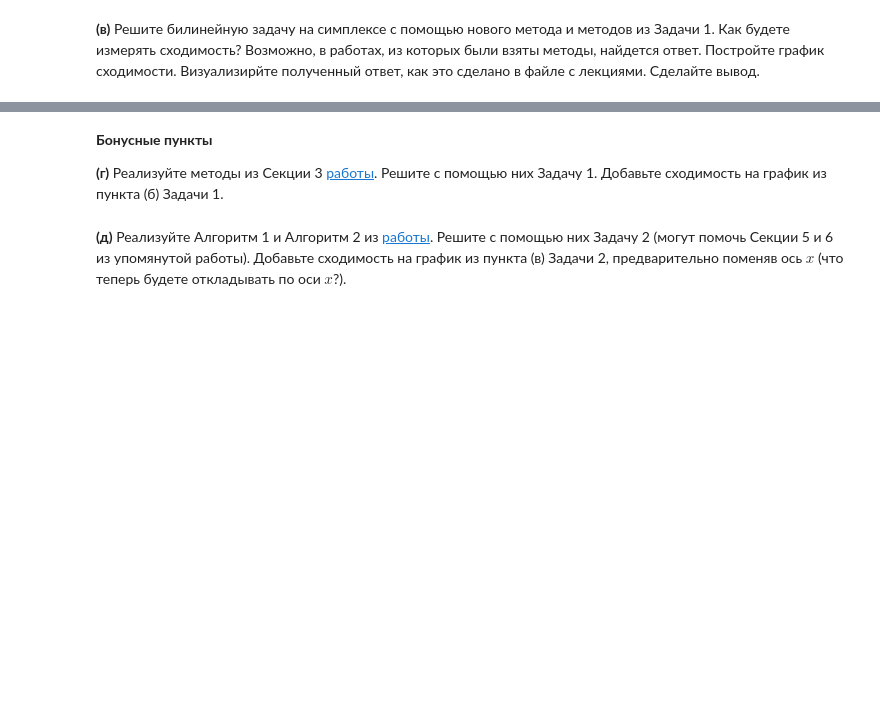
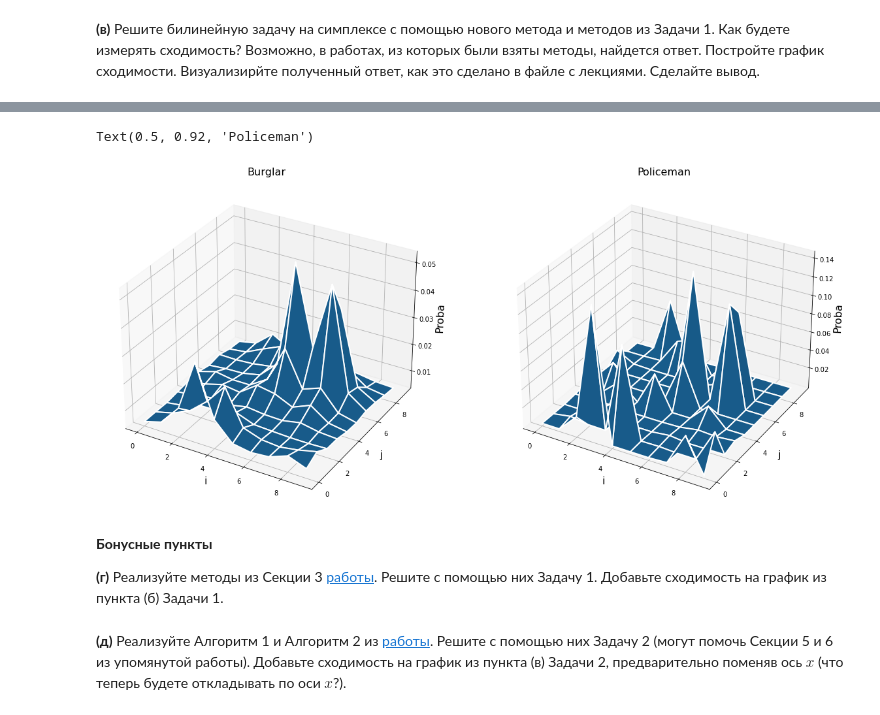
Before and after one commit to HAshIRa7/Optimization-methods, a Jupyter notebook: Optimization_HW_8.ipynb, the cells around one changed output, grey strips where cells are left out. Saved outputs shown, nothing was run; the diff lists cells and outputs as text; code cells hidden in the pictures; blank space fills up the shorter version.

```diff
--- a/Optimization_HW_8.ipynb
+++ b/Optimization_HW_8.ipynb
@@ -411,3 +411,32 @@ Text(0.5, 0, 'cost')
+# %%
+fig = plt.figure(figsize=(20,16))
+xx = [i for i in range(n)]
+yy = [i for i in range(n)]
+X1, Y1 = np.meshgrid(xx, yy)
+X2, Y2 = np.meshgrid(xx, yy)
+Z1 = np.zeros((n, n))
+Z2 = np.zeros((n, n))
+for i in xx:
+    for j in yy:
+        Z1[i][j] = gds.x[i*n + j]
+        Z2[i][j] = gds.y[i*n + j]
+
+ax = fig.add_subplot(1, 2, 1, projection='3d')
+ax.plot_surface(X1, Y1, Z1, edgecolors='white', linewidth=2)
+ax.set_xlabel('i', fontsize=16)
+ax.set_ylabel('j', fontsize=16)
+ax.set_zlabel('Proba', fontsize=16)
+ax.set_title('Burglar', fontsize=16)
+
+ax = fig.add_subplot(1, 2, 2, projection='3d')
+ax.plot_surface(X2, Y2, Z2, edgecolors='white', linewidth=2)
+ax.set_xlabel('i', fontsize=16)
+ax.set_ylabel('j', fontsize=16)
+ax.set_zlabel('Proba', fontsize=16)
+ax.set_title('Policeman', fontsize=16)
+# %% [output]
+Text(0.5, 0.92, 'Policeman')
+[figure, added]
 # %% [markdown]
 __Бонусные пункты__
 
```
Also changed, not shown: parts of 22 cells of this notebook.
